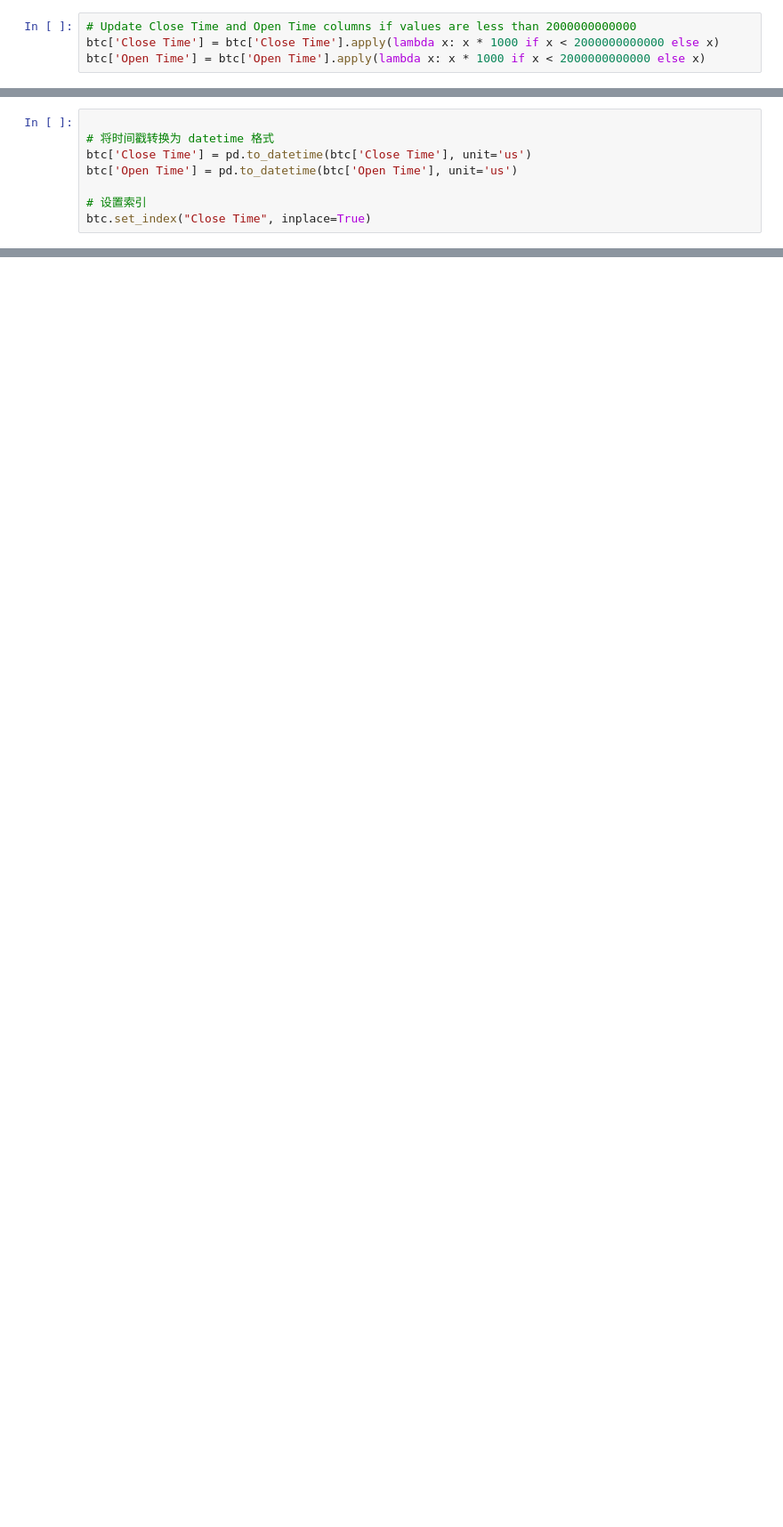
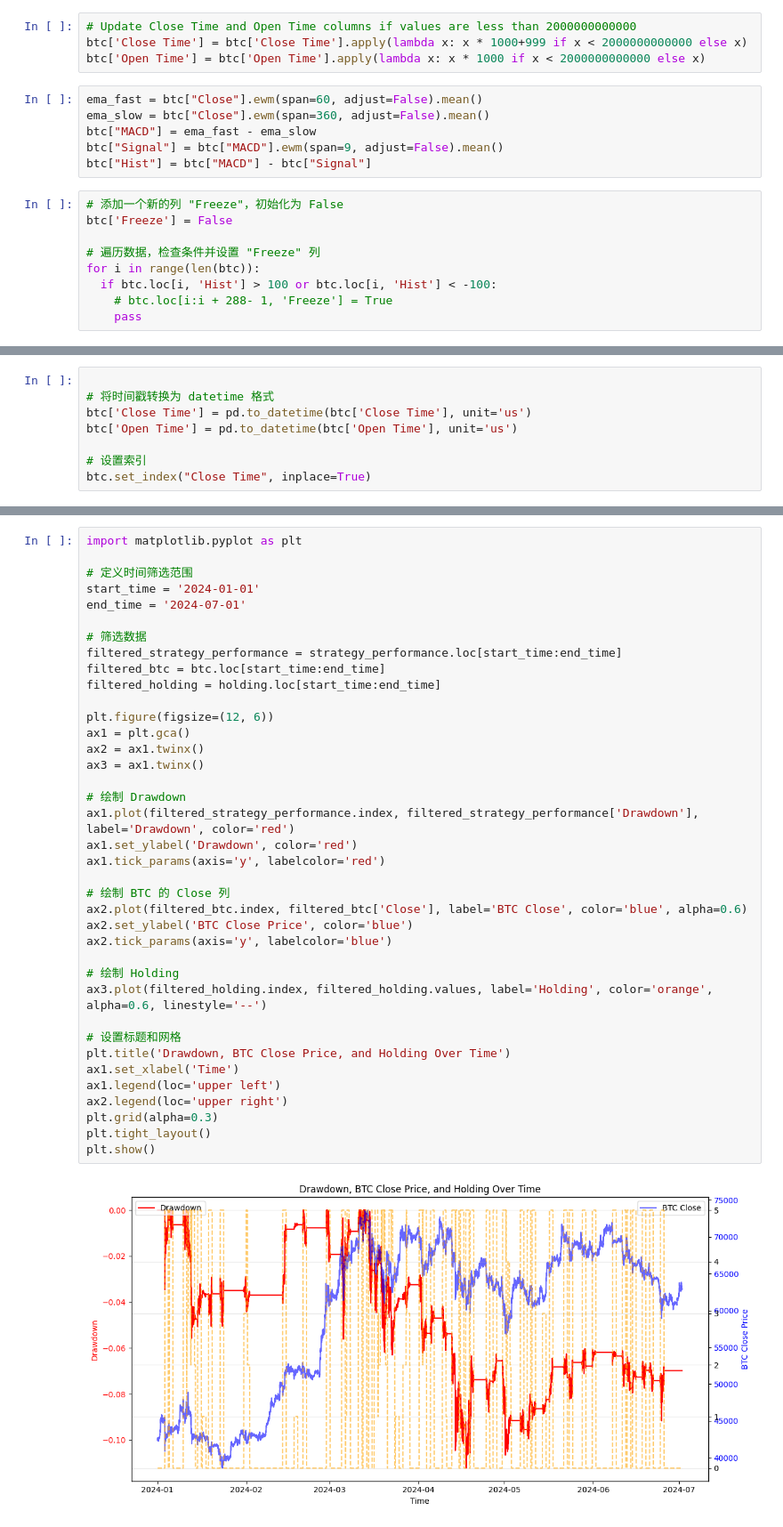
Before and after one commit to RockyLiii/Quant-on-Crypto, a Jupyter notebook: examples/rev-strategy/strategy.ipynb, the cells around one changed output, grey strips where cells are left out. Shown: that part at 89% size. Drawn from its saved outputs; the diff is of its cells as text; blank space fills up the shorter version.

```diff
--- a/examples/rev-strategy/strategy.ipynb
+++ b/examples/rev-strategy/strategy.ipynb
@@ -5,5 +5,20 @@ import pandas as pd
 btc = pd.read_csv("/Users/lizeyu/Desktop/qoc/tmp/raw/5m_klines_raw/BTCUSDT_klines_5m.csv")
 # %%
 # Update Close Time and Open Time columns if values are less than 2000000000000
-btc['Close Time'] = btc['Close Time'].apply(lambda x: x * 1000 if x < 2000000000000 else x)
+btc['Close Time'] = btc['Close Time'].apply(lambda x: x * 1000+999 if x < 2000000000000 else x)
 btc['Open Time'] = btc['Open Time'].apply(lambda x: x * 1000 if x < 2000000000000 else x)
+# %%
+ema_fast = btc["Close"].ewm(span=60, adjust=False).mean()
+ema_slow = btc["Close"].ewm(span=360, adjust=False).mean()
+btc["MACD"] = ema_fast - ema_slow
+btc["Signal"] = btc["MACD"].ewm(span=9, adjust=False).mean()
+btc["Hist"] = btc["MACD"] - btc["Signal"]
+# %%
+# 添加一个新的列 "Freeze"，初始化为 False
+btc['Freeze'] = False
+
+# 遍历数据，检查条件并设置 "Freeze" 列
+for i in range(len(btc)):
+  if btc.loc[i, 'Hist'] > 100 or btc.loc[i, 'Hist'] < -100:
+    # btc.loc[i:i + 288- 1, 'Freeze'] = True
+    pass
@@ -298 +524,41 @@ for key, value in stats.items():
+# %%
+import matplotlib.pyplot as plt
+
+# 定义时间筛选范围
+start_time = '2024-01-01'
+end_time = '2024-07-01'
+
+# 筛选数据
+filtered_strategy_performance = strategy_performance.loc[start_time:end_time]
+filtered_btc = btc.loc[start_time:end_time]
+filtered_holding = holding.loc[start_time:end_time]
+
+plt.figure(figsize=(12, 6))
+ax1 = plt.gca()
+ax2 = ax1.twinx()
+ax3 = ax1.twinx()
+
+# 绘制 Drawdown
+ax1.plot(filtered_strategy_performance.index, filtered_strategy_performance['Drawdown'], label='Drawdown', color='red')
+ax1.set_ylabel('Drawdown', color='red')
+ax1.tick_params(axis='y', labelcolor='red')
+
+# 绘制 BTC 的 Close 列
+ax2.plot(filtered_btc.index, filtered_btc['Close'], label='BTC Close', color='blue', alpha=0.6)
+ax2.set_ylabel('BTC Close Price', color='blue')
+ax2.tick_params(axis='y', labelcolor='blue')
+
+# 绘制 Holding
+ax3.plot(filtered_holding.index, filtered_holding.values, label='Holding', color='orange', alpha=0.6, linestyle='--')
+
+# 设置标题和网格
+plt.title('Drawdown, BTC Close Price, and Holding Over Time')
+ax1.set_xlabel('Time')
+ax1.legend(loc='upper left')
+ax2.legend(loc='upper right')
+plt.grid(alpha=0.3)
+plt.tight_layout()
+plt.show()
+# %% [output]
+[figure, added]
 # %%
```
Also changed, not shown: parts of 11 cells of this notebook, 4 other files.
